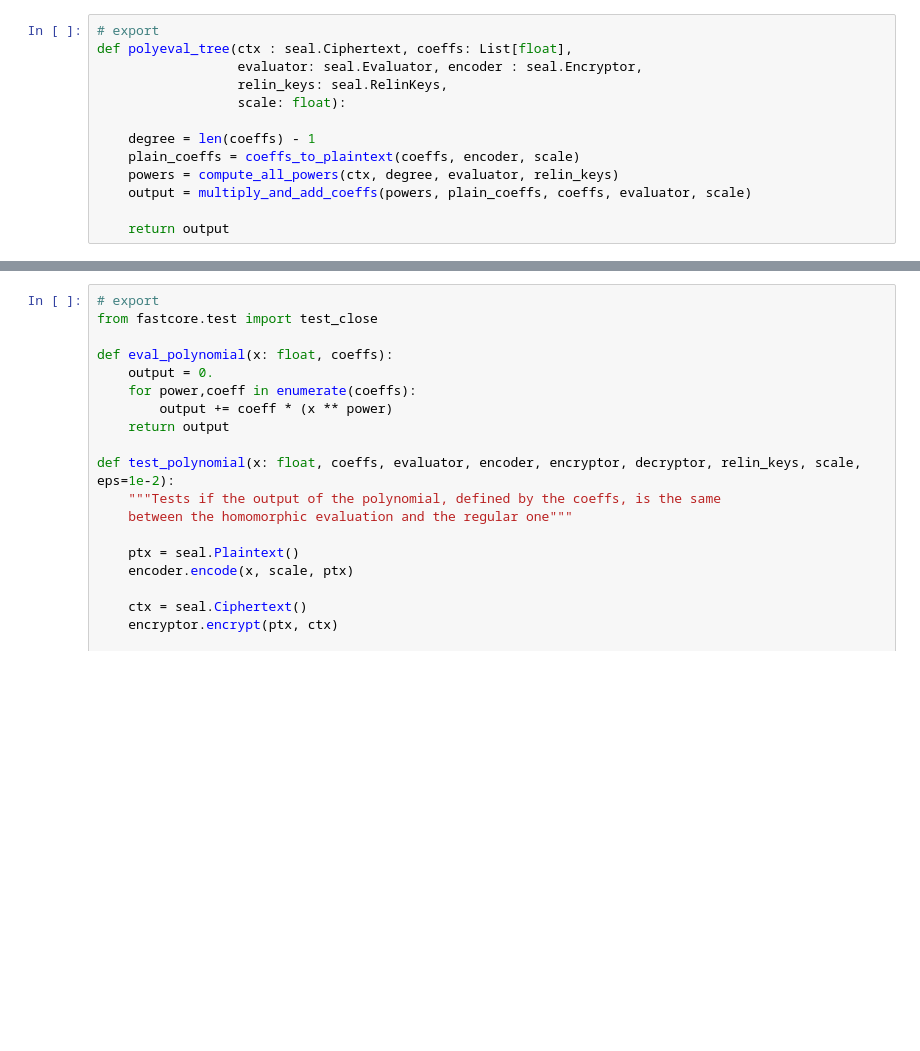
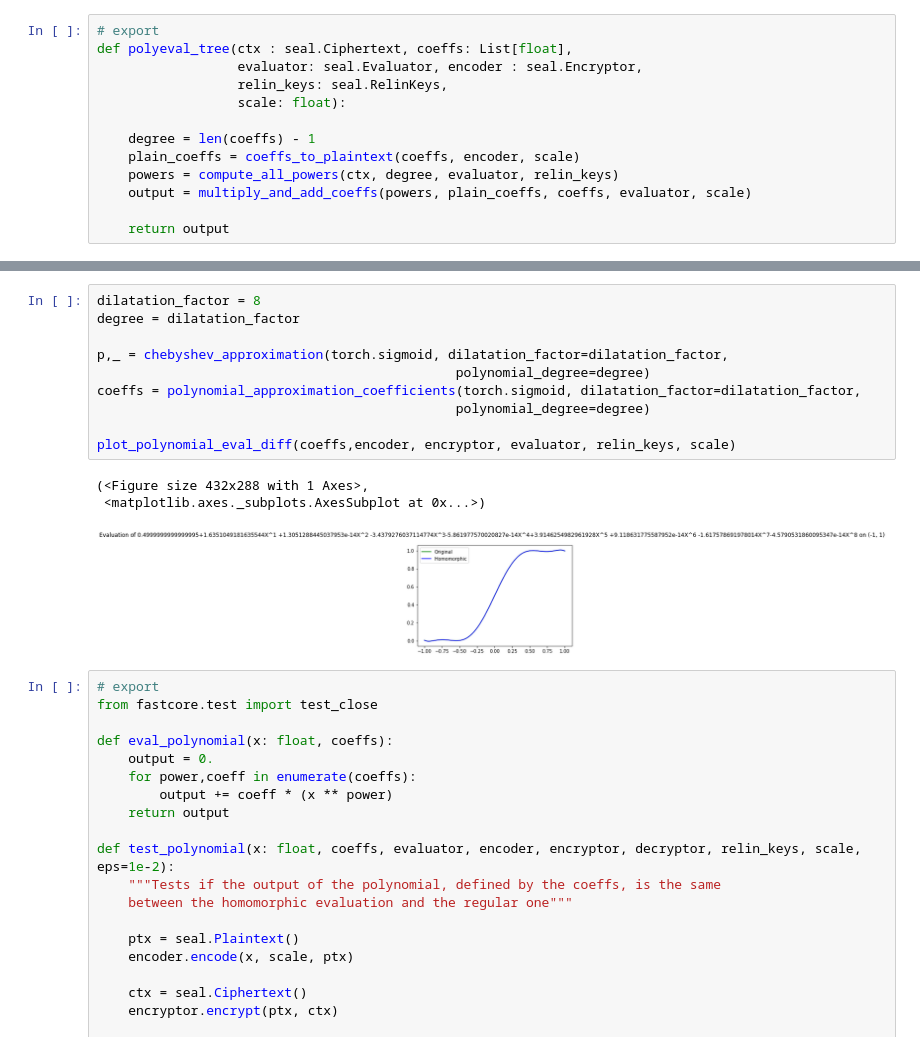
Before and after one commit to dhuynh95/cryptotree, a Jupyter notebook: nbs/03_polynomials.ipynb, the cells around one changed output, grey strips where cells are left out. Saved outputs shown, nothing was run; the diff lists cells and outputs as text; blank space fills up the shorter version.

```diff
--- a/nbs/03_polynomials.ipynb
+++ b/nbs/03_polynomials.ipynb
@@ -265,3 +347,17 @@ Output of polynomials :
+# %%
+dilatation_factor = 8
+degree = dilatation_factor
+
+p,_ = chebyshev_approximation(torch.sigmoid, dilatation_factor=dilatation_factor,
+                                              polynomial_degree=degree)
+coeffs = polynomial_approximation_coefficients(torch.sigmoid, dilatation_factor=dilatation_factor,
+                                              polynomial_degree=degree)
+
+plot_polynomial_eval_diff(coeffs,encoder, encryptor, evaluator, relin_keys, scale)
+# %% [output]
+(<Figure size 432x288 with 1 Axes>,
+ <matplotlib.axes._subplots.AxesSubplot at 0x...>)
+[figure, added]
 # %%
 # export
 from fastcore.test import test_close
```
Also changed, not shown: parts of 7 cells of this notebook, 4 other files.
